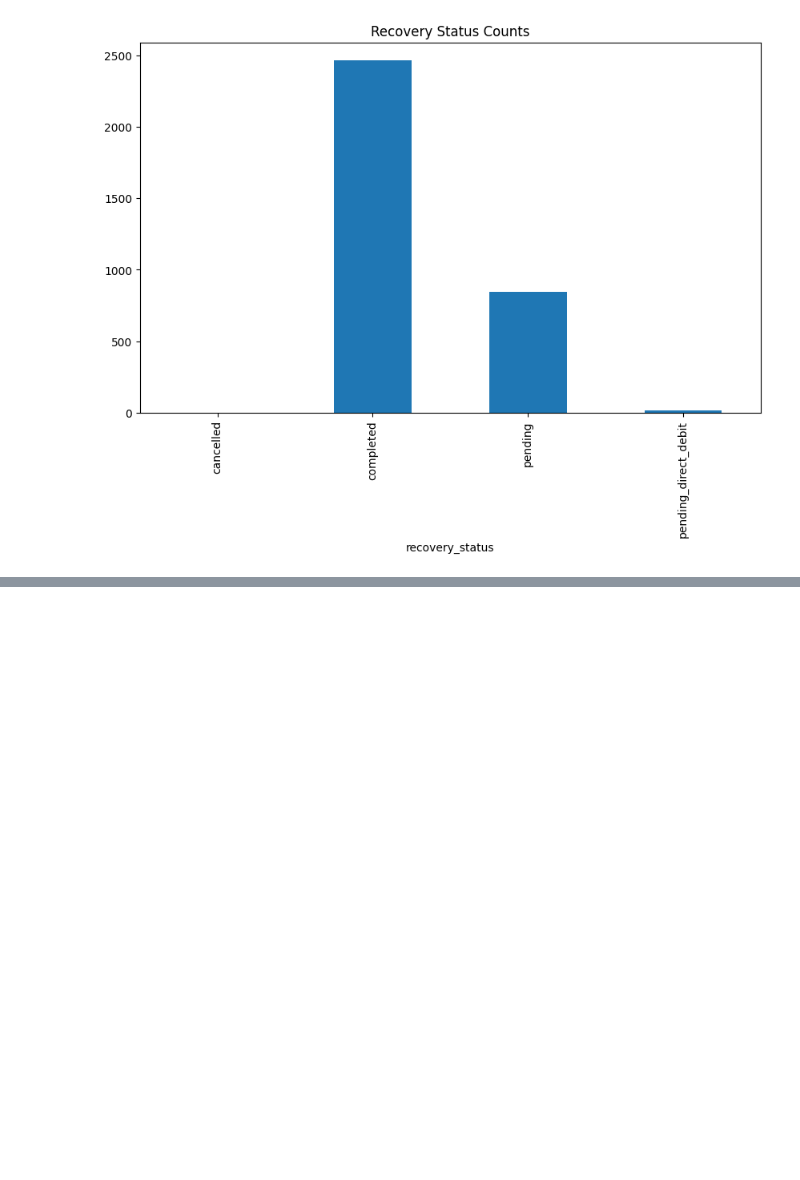
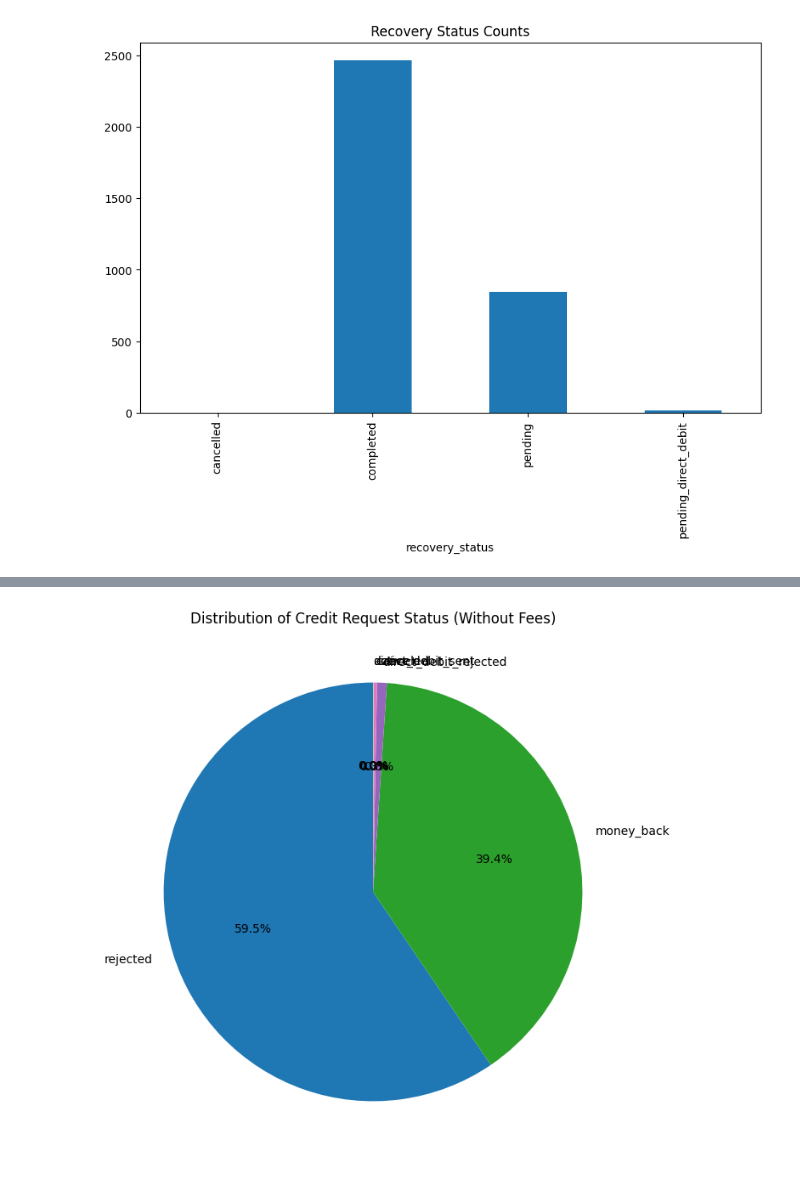
Before and after one commit to germanztz/data-science-uoc-businessPay, a Jupyter notebook: jose/Insights.ipynb, the cells around one changed output, grey strips where cells are left out. Saved outputs shown, nothing was run; the diff lists cells and outputs as text; code cells hidden in the pictures; blank space fills up the shorter version.

```diff
--- a/jose/Insights.ipynb
+++ b/jose/Insights.ipynb
@@ -283,0 +357,11 @@ transaction_declined                 47
+# %%
+
+# credit requests without fees
+
+# Identify credit requests without a corresponding fee
+credit_requests_without_fees = credit_requests[~credit_requests['id'].isin(fees['cash_request_id'])]
+
+# Check the shape and preview
+print(f"Number of credit requests without corresponding fees: {credit_requests_without_fees.shape[0]}")
+credit_requests_without_fees.head()
+credit_requests_without_fees.info()
@@ -283,0 +386,16 @@ transaction_declined                 47
+# %%
+import matplotlib.pyplot as plt
+
+# Count the occurrences of each 'status' value
+status_counts = credit_requests_without_fees['status'].value_counts()
+
+# Plot the pie chart
+plt.figure(figsize=(8, 8))
+status_counts.plot(kind='pie', autopct='%1.1f%%', startangle=90, colormap='tab20', legend=False)
+
+# Formatting the chart
+plt.title('Distribution of Credit Request Status (Without Fees)')
+plt.ylabel('')  # Remove y-axis label for cleaner look
+plt.show()
+# %% [output]
+[figure, added]
```
Also changed, not shown: parts of 20 cells of this notebook.
